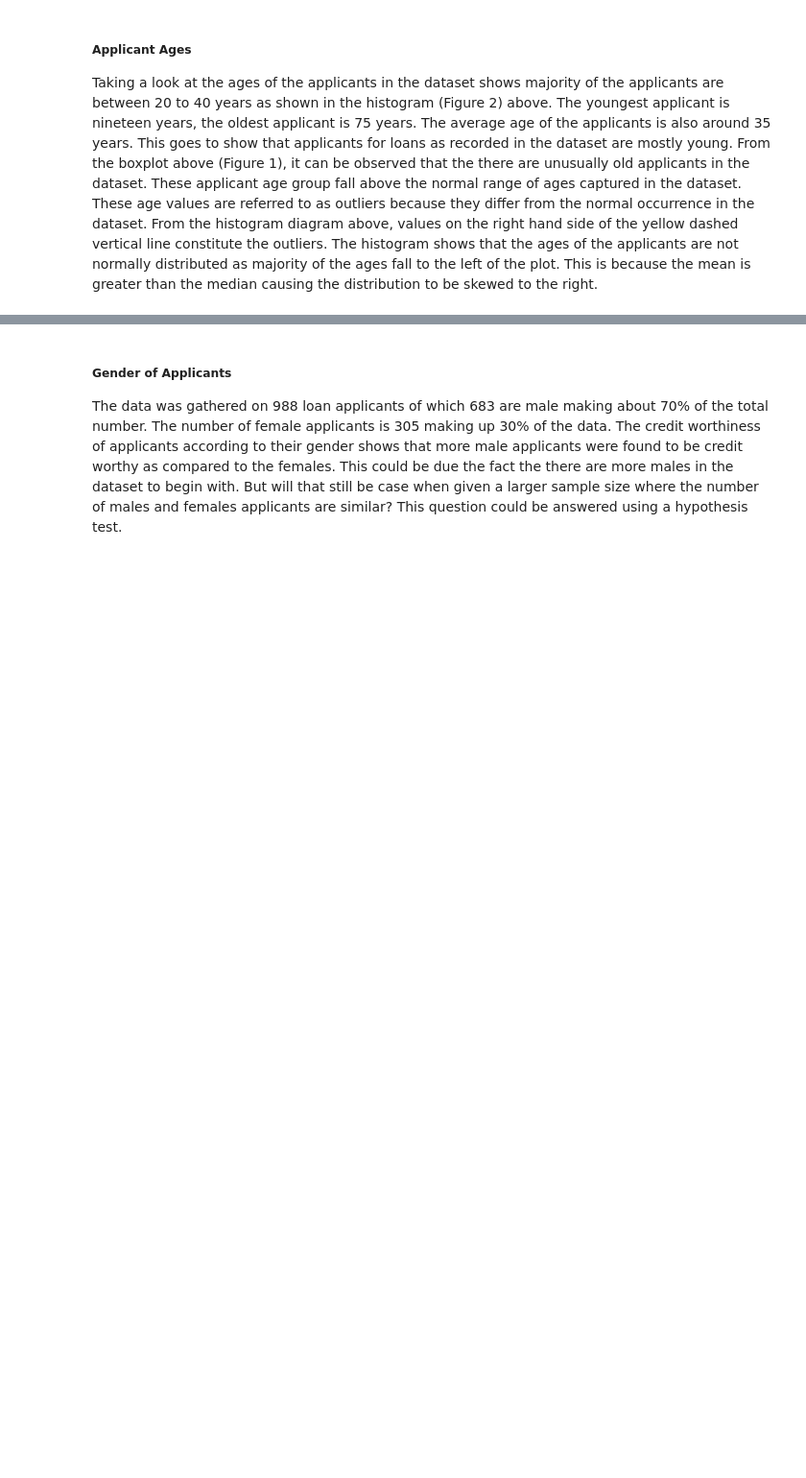
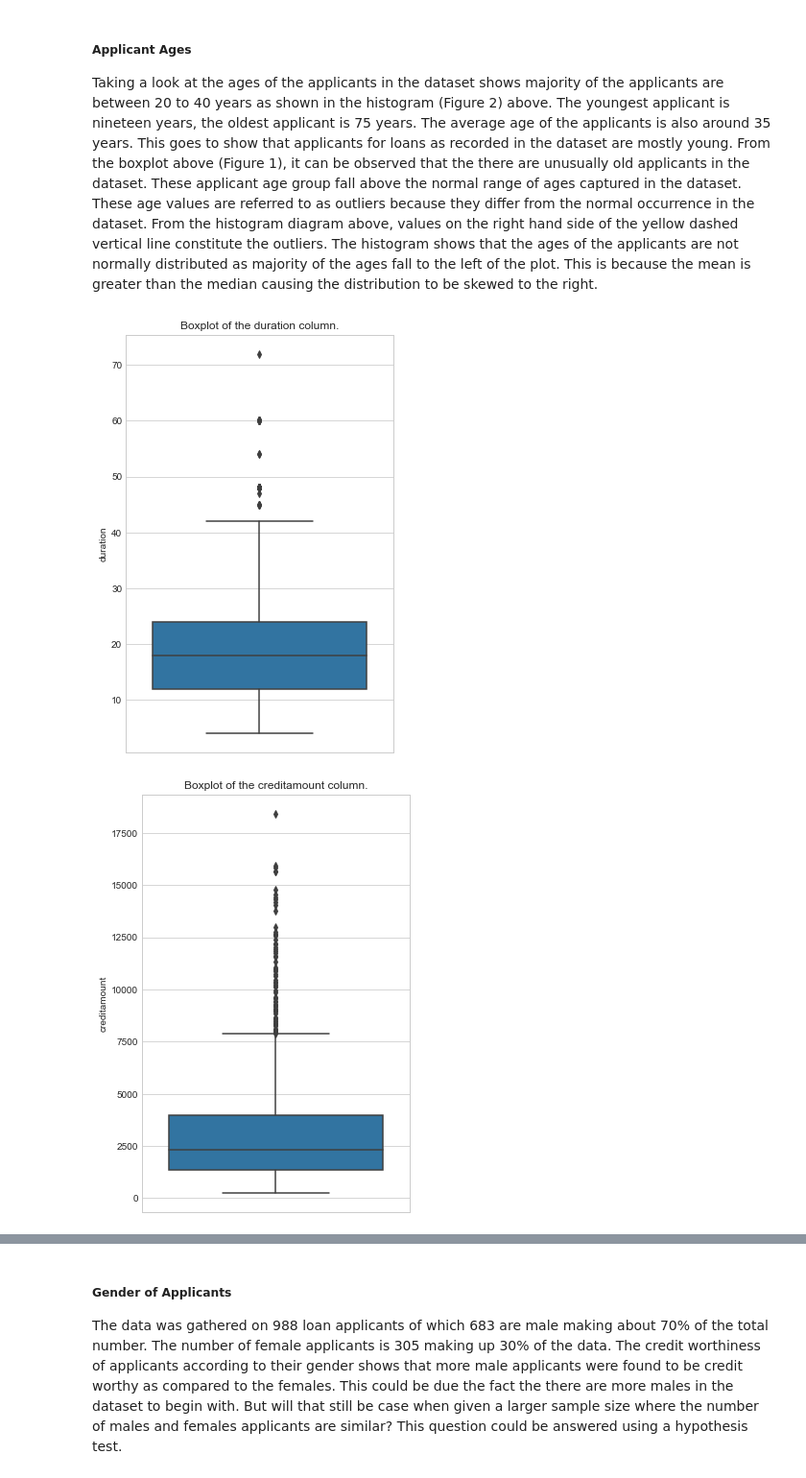
Before and after one commit to joeelorm/Projects, a Jupyter notebook: Predictive_analytics.ipynb, the cells around one changed output, grey strips where cells are left out. Shown: that part at 96% size. Drawn from its saved outputs; the diff is of its cells as text; code cells hidden in the pictures; blank space fills up the shorter version.

```diff
--- a/Predictive_analytics.ipynb
+++ b/Predictive_analytics.ipynb
@@ -130,3 +133,17 @@ The average age of an applicant is 35.46 years
 # %% [markdown]
 <h5 style = 'font-family:verdana'>Applicant Ages</h5>
 <p style = 'font-family:verdana'>Taking a look at the ages of the applicants in the dataset shows majority of the applicants are between 20 to 40 years as shown in the histogram (Figure 2) above. The youngest applicant is nineteen years, the oldest applicant is 75 years. The average age of the applicants is also around 35 years. This goes to show that applicants for loans as recorded in the dataset are mostly young. From the boxplot above (Figure 1), it can be observed that the there are unusually old applicants in the dataset. These applicant age group fall above the normal range of ages captured in the dataset. These age values are referred to as outliers because they differ from the normal occurrence in the dataset. From the histogram diagram above, values on the right hand side of the yellow dashed vertical line constitute the outliers. The histogram shows that the ages of the applicants are not normally distributed as majority of the ages fall to the left of the plot. This is because the mean is greater than the median causing the distribution to be skewed to the right.</p>
+# %%
+#Creating a function to detect outliers in all the quantitative columns in the data using a box and whisker plot
+def outlier_detector(data):
+    for col in data.columns:
+        if data[col].dtypes == 'int' or data[col].dtypes == 'float':
+            plt.figure(figsize = (5, 8))
+            sns.boxplot(y = data[col])
+            plt.title('Boxplot of the {} column.'.format(col))
+            plt.show()
+
+outlier_detector(data)
+# %% [output]
+[figure, added]
+[figure, added]
```
Also changed, not shown: parts of 29 cells of this notebook.
